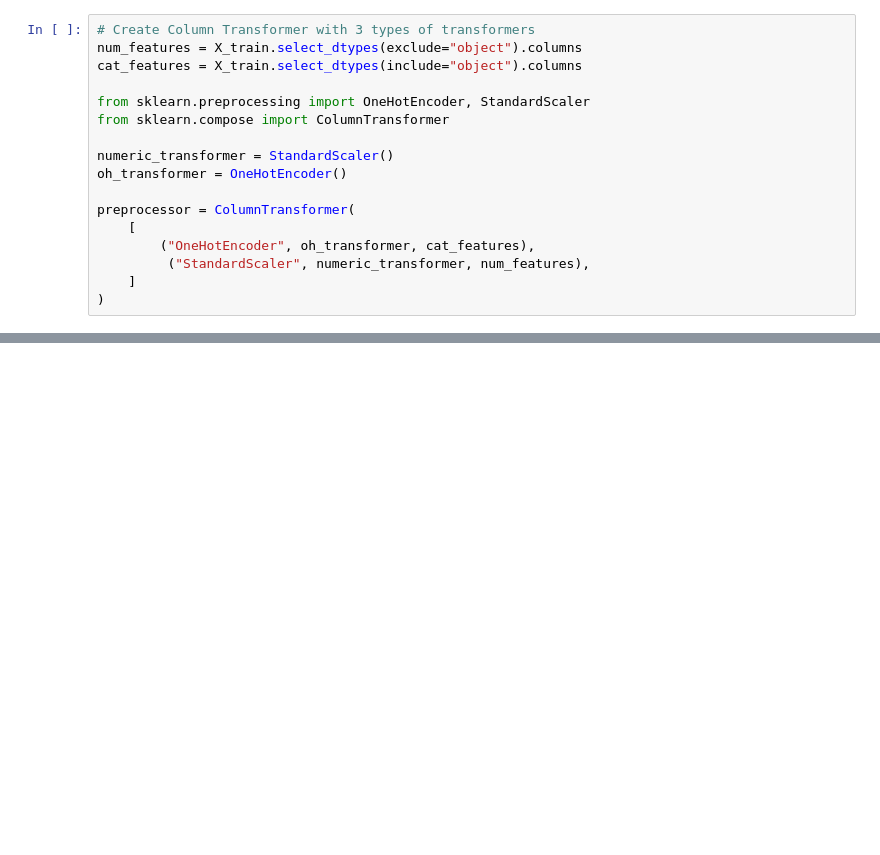
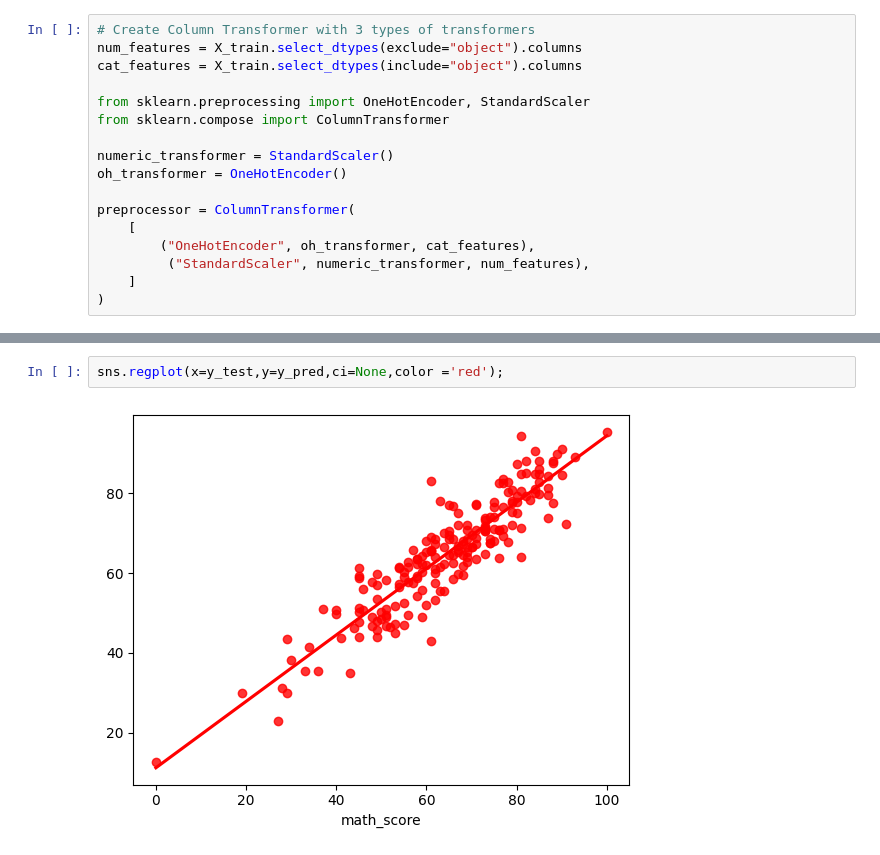
Before and after one commit to ellie-has/mlproject, a Jupyter notebook: notebook/2.Model_Training.ipynb, the cells around one changed output, grey strips where cells are left out. Saved outputs shown, nothing was run; the diff lists cells and outputs as text; blank space fills up the shorter version.

```diff
--- a/notebook/2.Model_Training.ipynb
+++ b/notebook/2.Model_Training.ipynb
@@ -61,0 +150,4 @@ X_train.shape
+# %%
+sns.regplot(x=y_test,y=y_pred,ci=None,color ='red');
+# %% [output]
+[figure, added]
```
Also changed, not shown: parts of 12 cells of this notebook, 3 other files.
